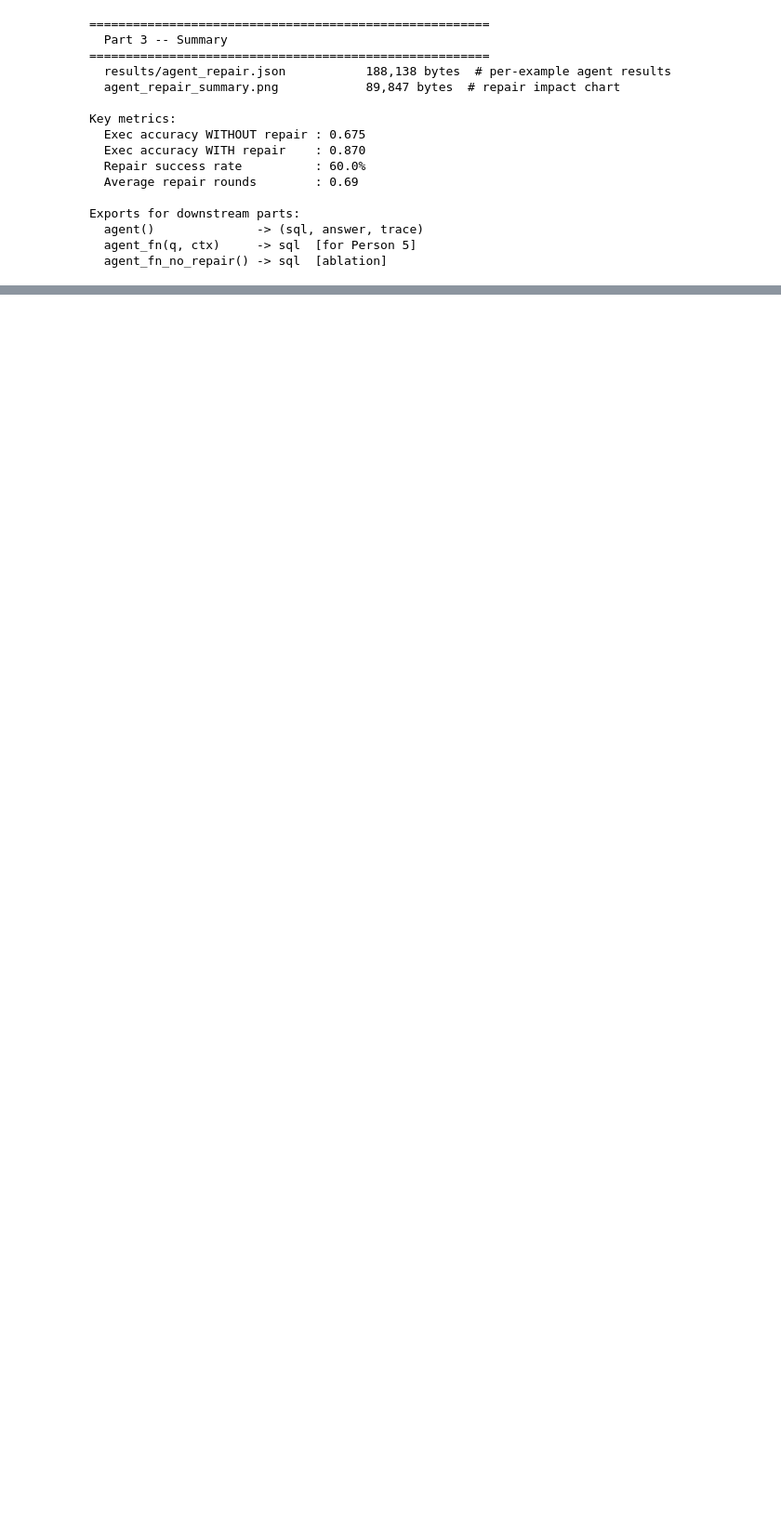
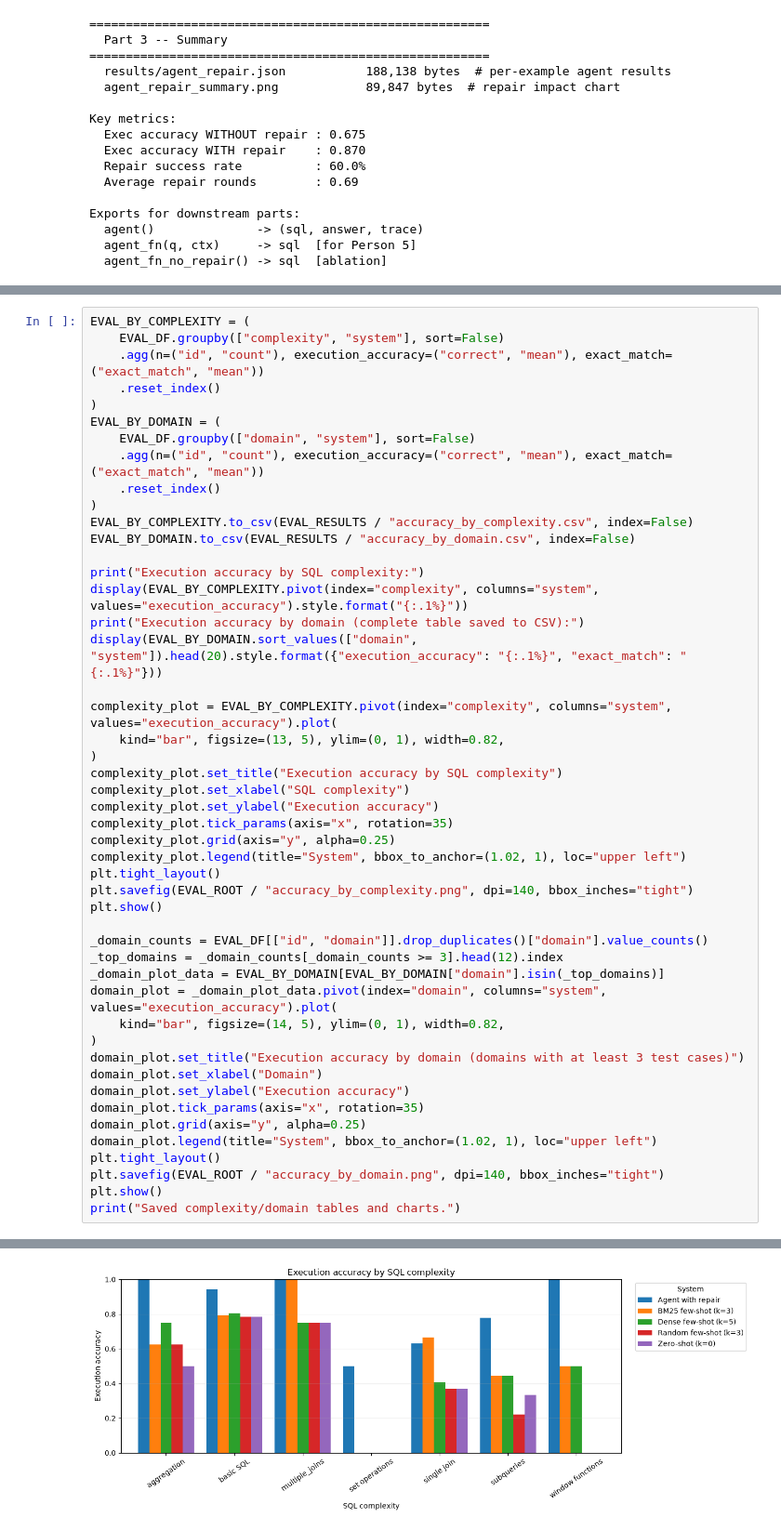
Before and after one commit to Pappu-Meghana-Sharma/p05-text-to-sql-analyst, a Jupyter notebook: ProjectReferences/P05_Text_to_SQL_Final.ipynb, the cells around one changed output, grey strips where cells are left out. Shown at 93% size. Drawn from its saved outputs; the diff is of its cells as text; blank space fills up the shorter version.

```diff
--- a/ProjectReferences/P05_Text_to_SQL_Final.ipynb
+++ b/ProjectReferences/P05_Text_to_SQL_Final.ipynb
@@ -2037,0 +2629,49 @@ Exports for downstream parts:
+# %%
+EVAL_BY_COMPLEXITY = (
+    EVAL_DF.groupby(["complexity", "system"], sort=False)
+    .agg(n=("id", "count"), execution_accuracy=("correct", "mean"), exact_match=("exact_match", "mean"))
+    .reset_index()
+)
+EVAL_BY_DOMAIN = (
+    EVAL_DF.groupby(["domain", "system"], sort=False)
+    .agg(n=("id", "count"), execution_accuracy=("correct", "mean"), exact_match=("exact_match", "mean"))
+    .reset_index()
+)
+EVAL_BY_COMPLEXITY.to_csv(EVAL_RESULTS / "accuracy_by_complexity.csv", index=False)
+EVAL_BY_DOMAIN.to_csv(EVAL_RESULTS / "accuracy_by_domain.csv", index=False)
+
+print("Execution accuracy by SQL complexity:")
+display(EVAL_BY_COMPLEXITY.pivot(index="complexity", columns="system", values="execution_accuracy").style.format("{:.1%}"))
+print("Execution accuracy by domain (complete table saved to CSV):")
+display(EVAL_BY_DOMAIN.sort_values(["domain", "system"]).head(20).style.format({"execution_accuracy": "{:.1%}", "exact_match": "{:.1%}"}))
+
+complexity_plot = EVAL_BY_COMPLEXITY.pivot(index="complexity", columns="system", values="execution_accuracy").plot(
+    kind="bar", figsize=(13, 5), ylim=(0, 1), width=0.82,
+)
+complexity_plot.set_title("Execution accuracy by SQL complexity")
+complexity_plot.set_xlabel("SQL complexity")
+complexity_plot.set_ylabel("Execution accuracy")
+complexity_plot.tick_params(axis="x", rotation=35)
+complexity_plot.grid(axis="y", alpha=0.25)
+complexity_plot.legend(title="System", bbox_to_anchor=(1.02, 1), loc="upper left")
+plt.tight_layout()
+plt.savefig(EVAL_ROOT / "accuracy_by_complexity.png", dpi=140, bbox_inches="tight")
+plt.show()
+
+_domain_counts = EVAL_DF[["id", "domain"]].drop_duplicates()["domain"].value_counts()
+_top_domains = _domain_counts[_domain_counts >= 3].head(12).index
+_domain_plot_data = EVAL_BY_DOMAIN[EVAL_BY_DOMAIN["domain"].isin(_top_domains)]
+domain_plot = _domain_plot_data.pivot(index="domain", columns="system", values="execution_accuracy").plot(
+    kind="bar", figsize=(14, 5), ylim=(0, 1), width=0.82,
+)
+domain_plot.set_title("Execution accuracy by domain (domains with at least 3 test cases)")
+domain_plot.set_xlabel("Domain")
+domain_plot.set_ylabel("Execution accuracy")
+domain_plot.tick_params(axis="x", rotation=35)
+domain_plot.grid(axis="y", alpha=0.25)
+domain_plot.legend(title="System", bbox_to_anchor=(1.02, 1), loc="upper left")
+plt.tight_layout()
+plt.savefig(EVAL_ROOT / "accuracy_by_domain.png", dpi=140, bbox_inches="tight")
+plt.show()
+print("Saved complexity/domain tables and charts.")
+# %% [output]
@@ -2037,0 +2706 @@ Exports for downstream parts:
+[figure, added]
```
Also changed, not shown: parts of 54 cells of this notebook.
